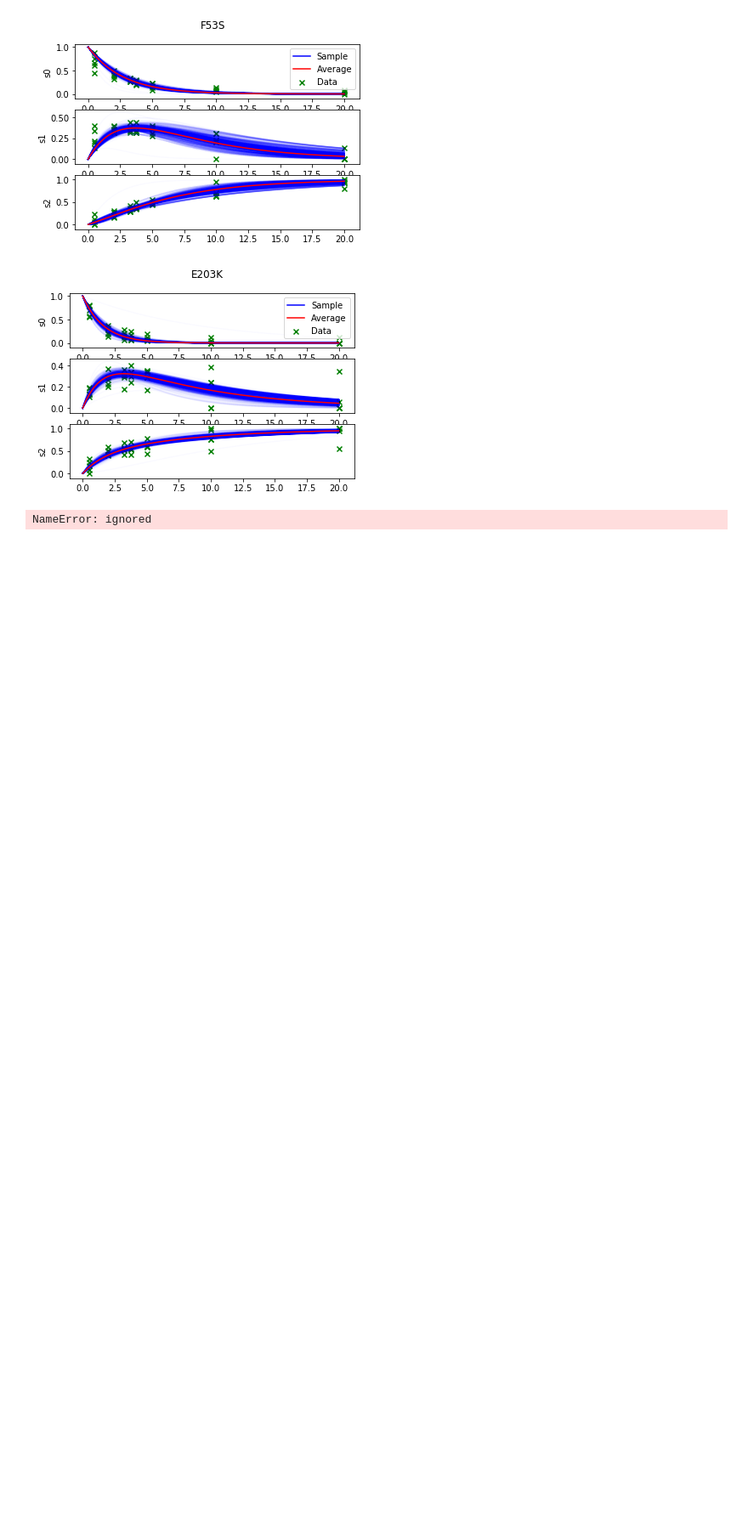
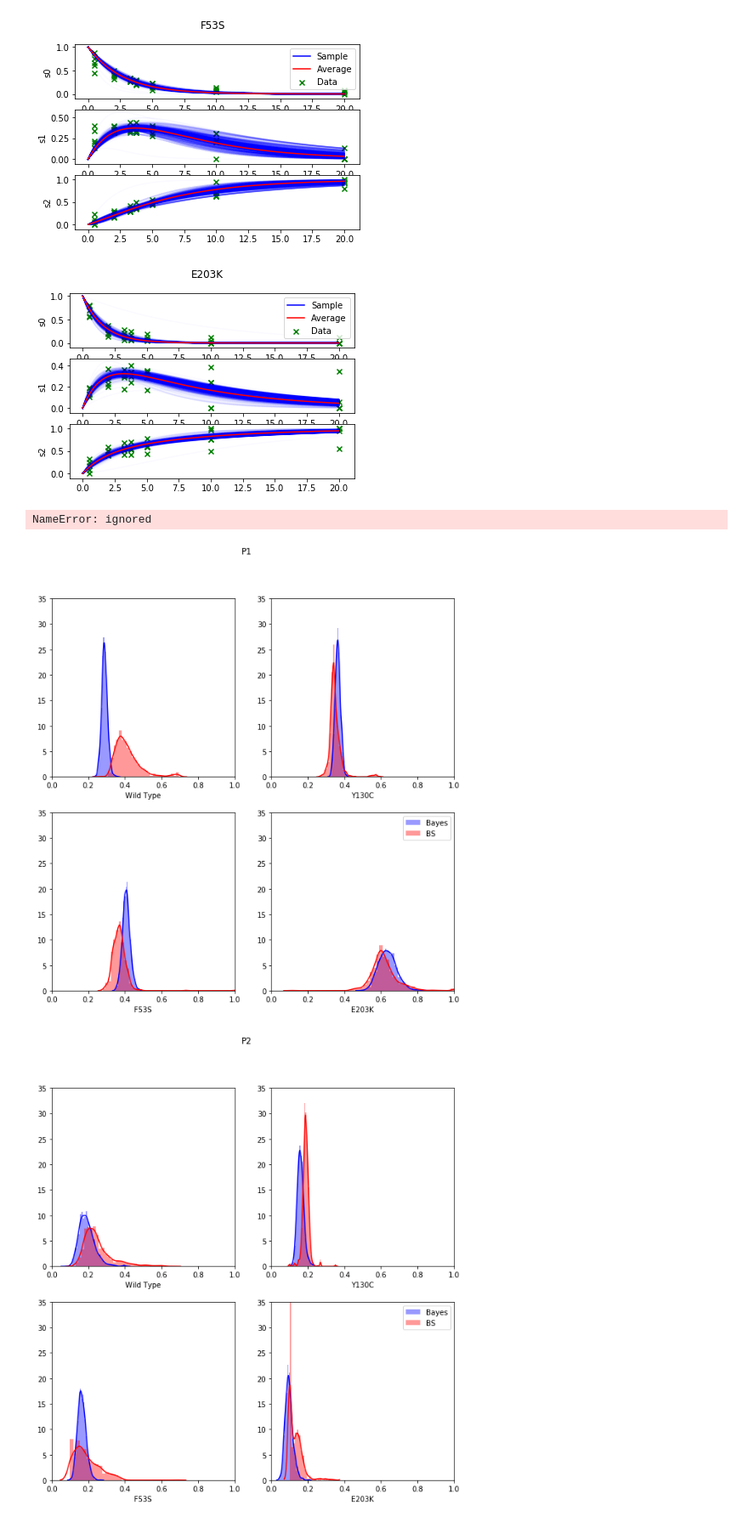
Before and after one commit to lewis-m/erk-kinetics-tda, a Jupyter notebook: PyStanTest.ipynb, the cells around one changed output. Shown at 85% size. Saved outputs shown, nothing was run; the diff lists cells and outputs as text; code cells hidden in the pictures; blank space fills up the shorter version.

```diff
--- a/PyStanTest.ipynb
+++ b/PyStanTest.ipynb
@@ -547,3 +741,70 @@ for i in range(4):
   plt.show()
 # %% [output]
 NameError: ignored
+# %%
+## Plotting marginal distribution
+
+import seaborn as sns
+
+y_type = ['Wild Type', 'Y130C', 'F53S', 'E203K']
+
+
+plt.figure(figsize=(10,10))
+plt.suptitle('P1')
+
+# P1
+for i in range(len(y_type)):
+  plt.subplot(2, 2, i + 1)
+  sns.distplot(total_bayes_data[i][:, 0], color = 'b', axlabel = y_type[i], label = 'Bayes', norm_hist = True)
+  data = bs_data[i][:, 0]
+  data = np.array(data, dtype = 'float64')
+  sns.distplot(data, color = 'r', axlabel = y_type[i], label = 'BS', norm_hist = True)
+
+  axes = plt.gca()
+  axes.set_ylim([0,35])
+  axes.set_xlim([0, 1])
+
+plt.legend(loc='upper right')
+plt.show()
+
+
+plt.figure(figsize=(10,10))
+plt.suptitle('P2')
+
+
+# P2
+for i in range(len(y_type)):
+  plt.subplot(2, 2, i + 1)
+  sns.distplot(total_bayes_data[i][:, 1], color = 'b', axlabel = y_type[i], label = 'Bayes', norm_hist = True)
+  data = bs_data[i][:, 1]
+  data = np.array(data, dtype = 'float64')
+  sns.distplot(data, color = 'r', axlabel = y_type[i], label = 'BS', norm_hist = True)
+
+  axes = plt.gca()
+  axes.set_ylim([0,35])
+  axes.set_xlim([0, 1])
+
+plt.legend(loc='upper right')
+plt.show()
+
+
+plt.figure(figsize=(10,10))
+plt.suptitle('Pi2')
+
+# Pi
+for i in range(len(y_type)):
+  plt.subplot(2, 2, i + 1)
+  sns.distplot(total_bayes_data[i][:, 2], color = 'b', axlabel = y_type[i], label = 'Bayes', norm_hist = True)
+  data = bs_data[i][:, 2]
+  data = np.array(data, dtype = 'float64')
+  sns.distplot(data, color = 'r', axlabel = y_type[i], label = 'BS', norm_hist = True)
+
+  axes = plt.gca()
+  axes.set_ylim([0,35])
+  axes.set_xlim([0, 1])
+
+plt.legend(loc='upper right')
+plt.show()
+# %% [output]
+[figure, added]
+[figure, added]
```
Also changed, not shown: parts of 17 cells of this notebook.
